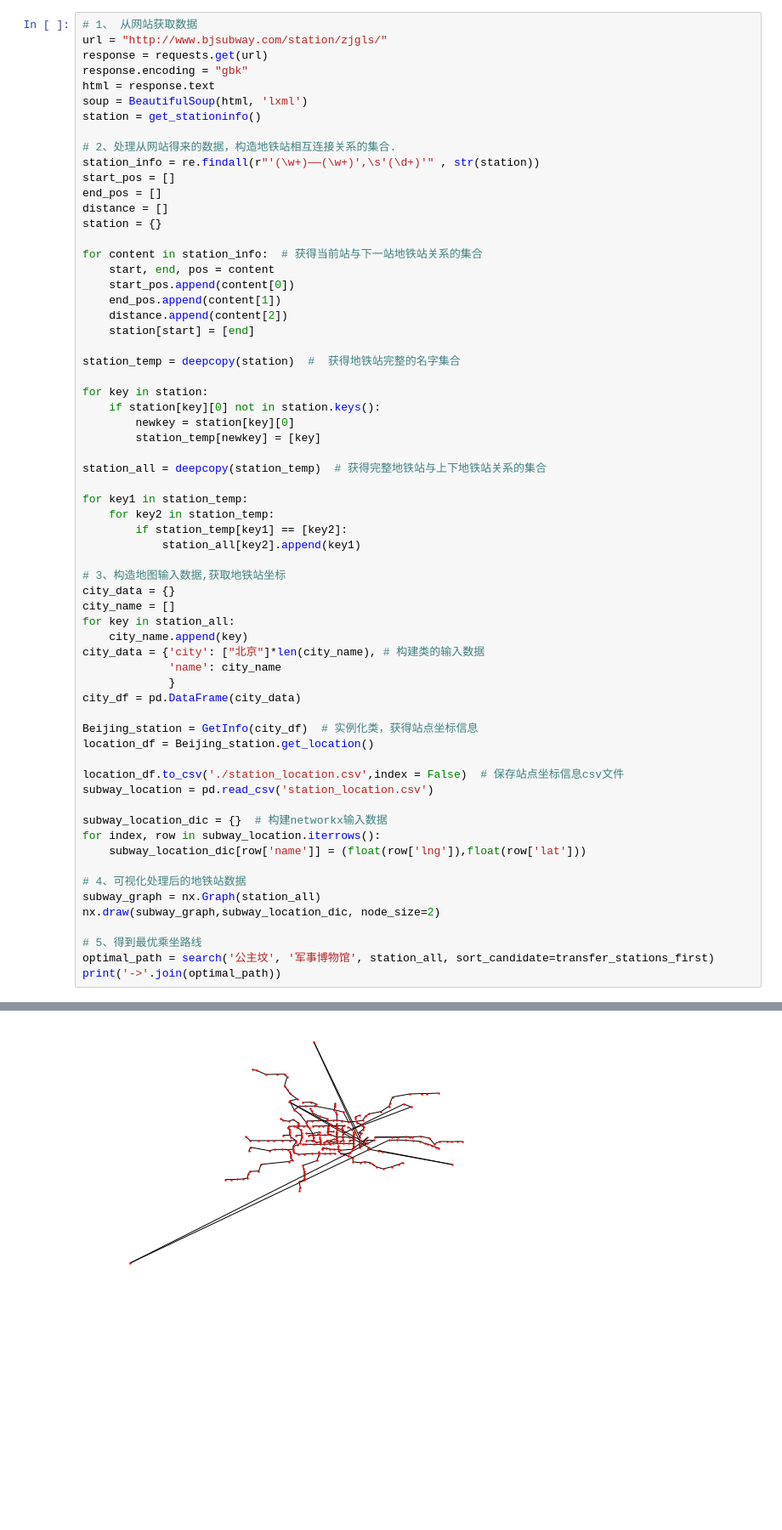
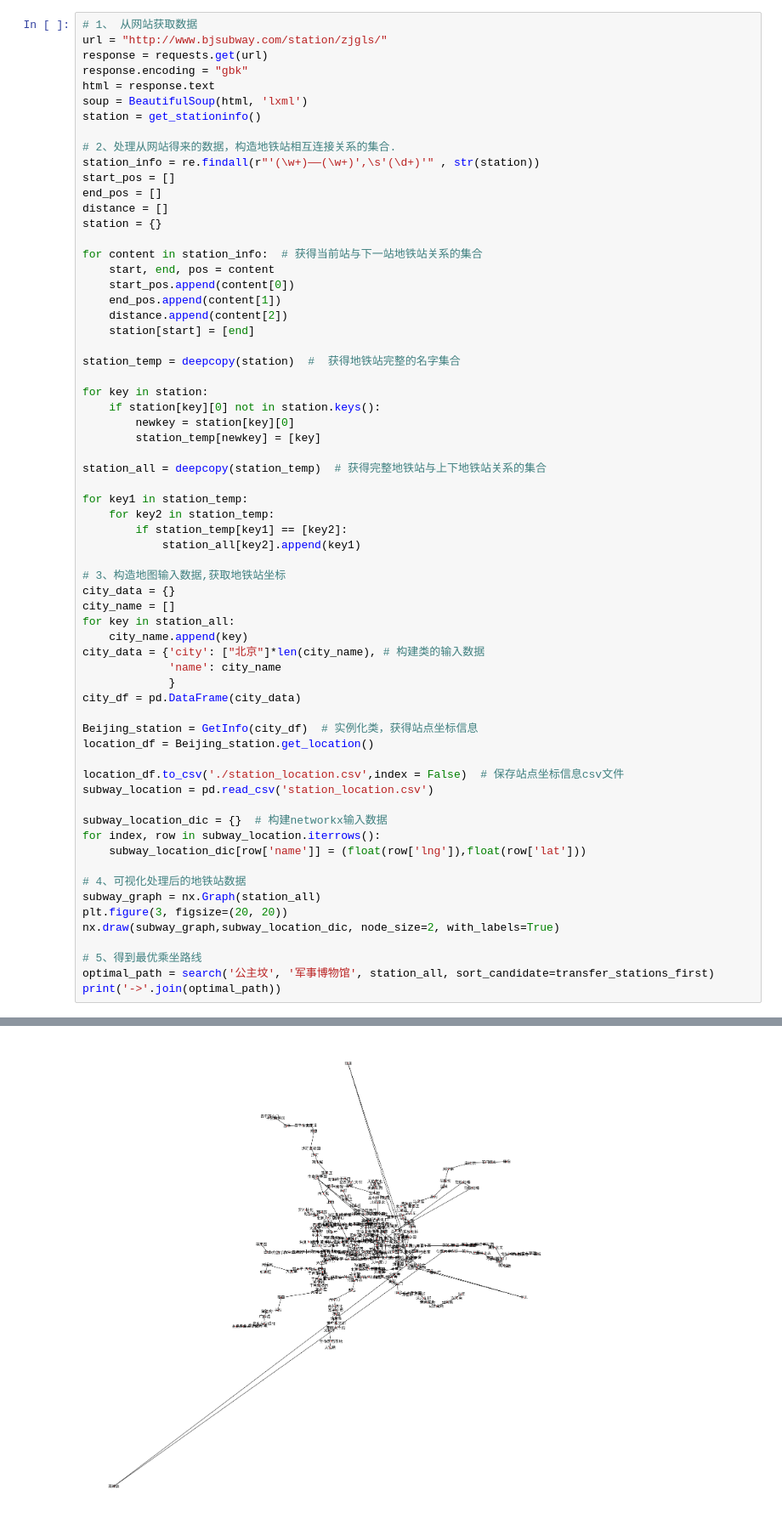
Before and after one commit to eternalsilencer/NLP, a Jupyter notebook: lesson02/lesson02 .ipynb, the cells around one changed output, grey strips where cells are left out. Shown: that part at 85% size. Cells and saved outputs as stored; diff of their text form; blank space fills up the shorter version.

```diff
--- a/lesson02/lesson02 .ipynb
+++ b/lesson02/lesson02 .ipynb
@@ -188,32 +190,33 @@ for key1 in station_temp:
             station_all[key2].append(key1)
 
 # 3、构造地图输入数据,获取地铁站坐标
 city_data = {}
 city_name = []
 for key in station_all:
     city_name.append(key)
 city_data = {'city': ["北京"]*len(city_name), # 构建类的输入数据
              'name': city_name
              }
 city_df = pd.DataFrame(city_data)
 
 Beijing_station = GetInfo(city_df)  # 实例化类，获得站点坐标信息
 location_df = Beijing_station.get_location()
 
 location_df.to_csv('./station_location.csv',index = False)  # 保存站点坐标信息csv文件
 subway_location = pd.read_csv('station_location.csv')
 
 subway_location_dic = {}  # 构建networkx输入数据
 for index, row in subway_location.iterrows():
     subway_location_dic[row['name']] = (float(row['lng']),float(row['lat']))
 
 # 4、可视化处理后的地铁站数据
 subway_graph = nx.Graph(station_all)
-nx.draw(subway_graph,subway_location_dic, node_size=2)
+plt.figure(3, figsize=(20, 20))
+nx.draw(subway_graph,subway_location_dic, node_size=2, with_labels=True)
 
 # 5、得到最优乘坐路线
 optimal_path = search('公主坟', '军事博物馆', station_all, sort_candidate=transfer_stations_first)
 print('->'.join(optimal_path))
 # %% [output]
 公主坟->莲花桥->六里桥->六里桥东->北京西站->军事博物馆
-[figure, old version]
+[figure, new version]
```
Also changed, not shown: parts of 1 cell of this notebook, 1 other file.
